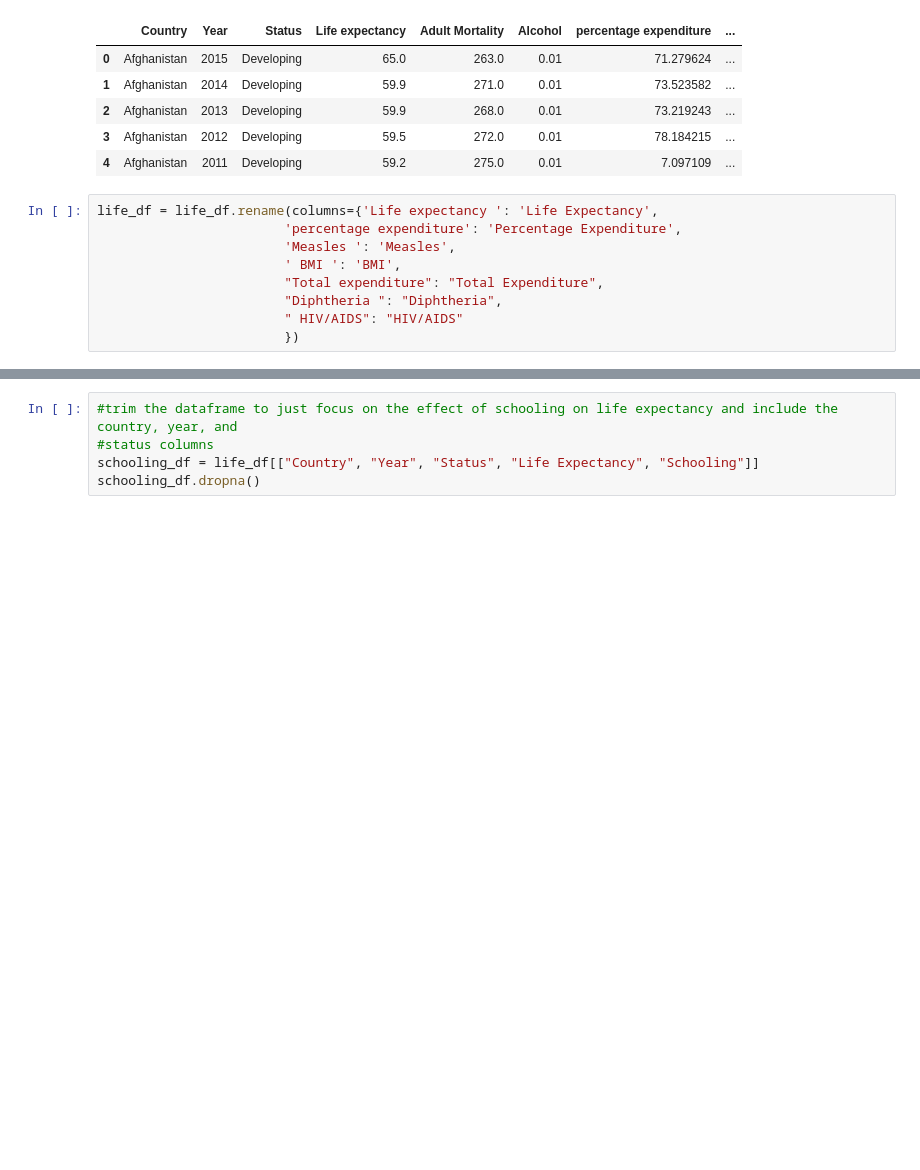
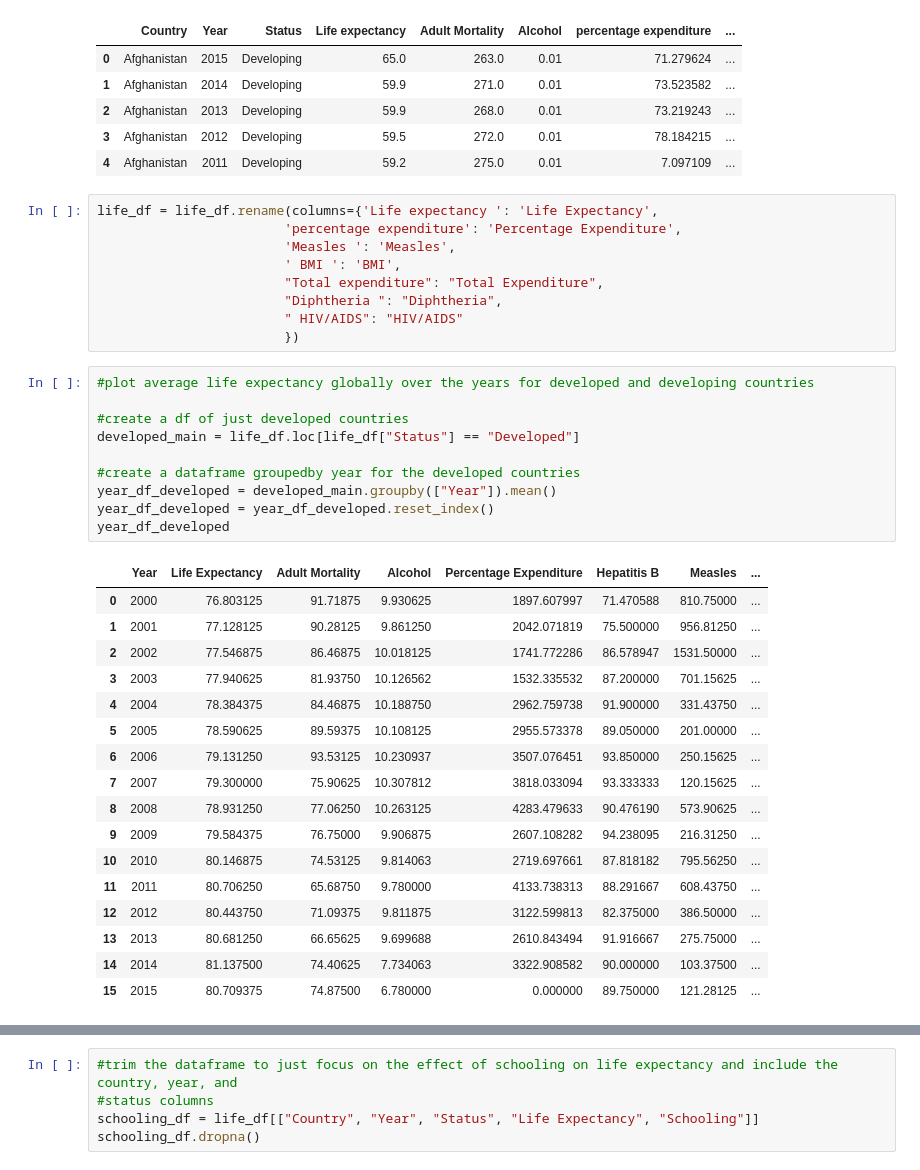
Before and after one commit to jaryan77/TeamTitans_Project_1, a Jupyter notebook: Colin_starter.ipynb, the cells around one changed output, grey strips where cells are left out. Cells and saved outputs as stored; diff of their text form; blank space fills up the shorter version.

```diff
--- a/Colin_starter.ipynb
+++ b/Colin_starter.ipynb
@@ -52,3 +52,31 @@ life_df = life_df.rename(columns={'Life expectancy ': 'Life Expectancy',
                         "Diphtheria ": "Diphtheria",
                         " HIV/AIDS": "HIV/AIDS"
                         })
+# %%
+#plot average life expectancy globally over the years for developed and developing countries
+
+#create a df of just developed countries
+developed_main = life_df.loc[life_df["Status"] == "Developed"]
+
+#create a dataframe groupedby year for the developed countries
+year_df_developed = developed_main.groupby(["Year"]).mean()
+year_df_developed = year_df_developed.reset_index()
+year_df_developed
+# %% [output]
+|  | Year | Life Expectancy | Adult Mortality | Alcohol | Percentage Expenditure | Hepatitis B | Measles | ... |
+| 0 | 2000 | 76.803125 | 91.71875 | 9.930625 | 1897.607997 | 71.470588 | 810.75000 | ... |
+| 1 | 2001 | 77.128125 | 90.28125 | 9.861250 | 2042.071819 | 75.500000 | 956.81250 | ... |
+| 2 | 2002 | 77.546875 | 86.46875 | 10.018125 | 1741.772286 | 86.578947 | 1531.50000 | ... |
+| 3 | 2003 | 77.940625 | 81.93750 | 10.126562 | 1532.335532 | 87.200000 | 701.15625 | ... |
+| 4 | 2004 | 78.384375 | 84.46875 | 10.188750 | 2962.759738 | 91.900000 | 331.43750 | ... |
+| 5 | 2005 | 78.590625 | 89.59375 | 10.108125 | 2955.573378 | 89.050000 | 201.00000 | ... |
+| 6 | 2006 | 79.131250 | 93.53125 | 10.230937 | 3507.076451 | 93.850000 | 250.15625 | ... |
+| 7 | 2007 | 79.300000 | 75.90625 | 10.307812 | 3818.033094 | 93.333333 | 120.15625 | ... |
+| 8 | 2008 | 78.931250 | 77.06250 | 10.263125 | 4283.479633 | 90.476190 | 573.90625 | ... |
+| 9 | 2009 | 79.584375 | 76.75000 | 9.906875 | 2607.108282 | 94.238095 | 216.31250 | ... |
+| 10 | 2010 | 80.146875 | 74.53125 | 9.814063 | 2719.697661 | 87.818182 | 795.56250 | ... |
+| 11 | 2011 | 80.706250 | 65.68750 | 9.780000 | 4133.738313 | 88.291667 | 608.43750 | ... |
+| 12 | 2012 | 80.443750 | 71.09375 | 9.811875 | 3122.599813 | 82.375000 | 386.50000 | ... |
+| 13 | 2013 | 80.681250 | 66.65625 | 9.699688 | 2610.843494 | 91.916667 | 275.75000 | ... |
+| 14 | 2014 | 81.137500 | 74.40625 | 7.734063 | 3322.908582 | 90.000000 | 103.37500 | ... |
+| 15 | 2015 | 80.709375 | 74.87500 | 6.780000 | 0.000000 | 89.750000 | 121.28125 | ... |
```
Also changed, not shown: parts of 3 cells of this notebook.
